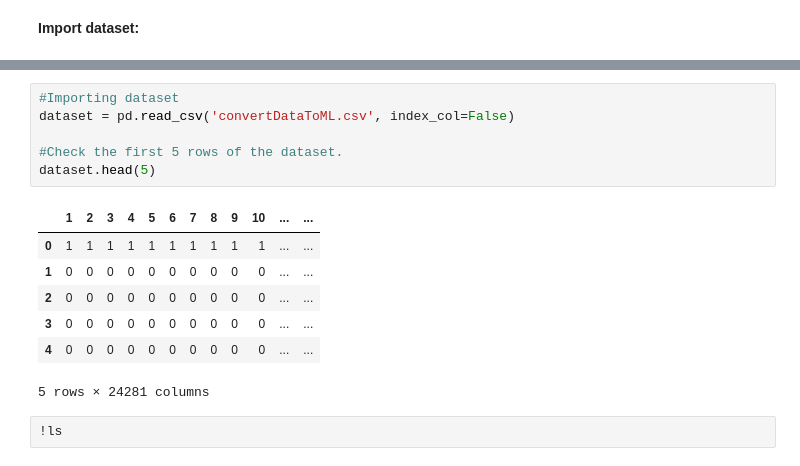
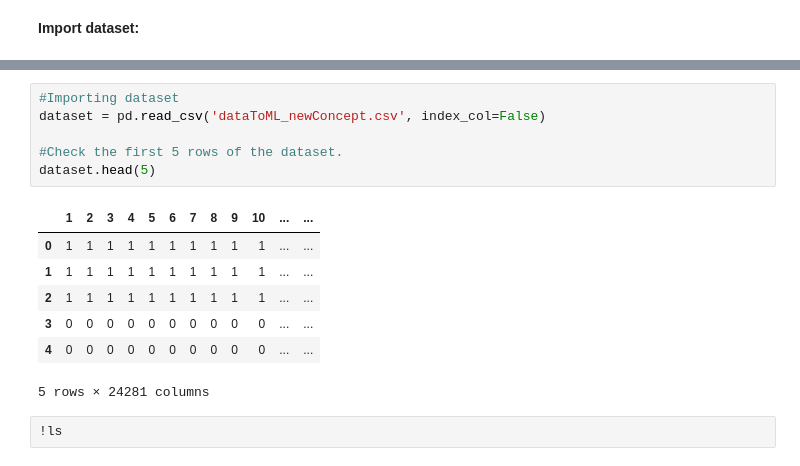
Before and after one commit to seraffin/FailOmen, a Jupyter notebook: Wojtek/workingNN_test.ipynb, the cells around one changed output, grey strips where cells are left out. Drawn from its saved outputs; the diff is of its cells as text.

```diff
--- a/Wojtek/workingNN_test.ipynb
+++ b/Wojtek/workingNN_test.ipynb
@@ -54,14 +168,14 @@ User uploaded file "convertDataToML.csv" with length 233912048 bytes
 # %%
 #Importing dataset
-dataset = pd.read_csv('convertDataToML.csv', index_col=False)
+dataset = pd.read_csv('dataToML_newConcept.csv', index_col=False)
 
 #Check the first 5 rows of the dataset.
 dataset.head(5)
 # %% [output]
 |  | 1 | 2 | 3 | 4 | 5 | 6 | 7 | 8 | 9 | 10 | ... | ... |
 | 0 | 1 | 1 | 1 | 1 | 1 | 1 | 1 | 1 | 1 | 1 | ... | ... |
-| 1 | 0 | 0 | 0 | 0 | 0 | 0 | 0 | 0 | 0 | 0 | ... | ... |
-| 2 | 0 | 0 | 0 | 0 | 0 | 0 | 0 | 0 | 0 | 0 | ... | ... |
+| 1 | 1 | 1 | 1 | 1 | 1 | 1 | 1 | 1 | 1 | 1 | ... | ... |
+| 2 | 1 | 1 | 1 | 1 | 1 | 1 | 1 | 1 | 1 | 1 | ... | ... |
 | 3 | 0 | 0 | 0 | 0 | 0 | 0 | 0 | 0 | 0 | 0 | ... | ... |
 | 4 | 0 | 0 | 0 | 0 | 0 | 0 | 0 | 0 | 0 | 0 | ... | ... |
 5 rows × 24281 columns
```
Also changed, not shown: parts of 17 cells of this notebook.
